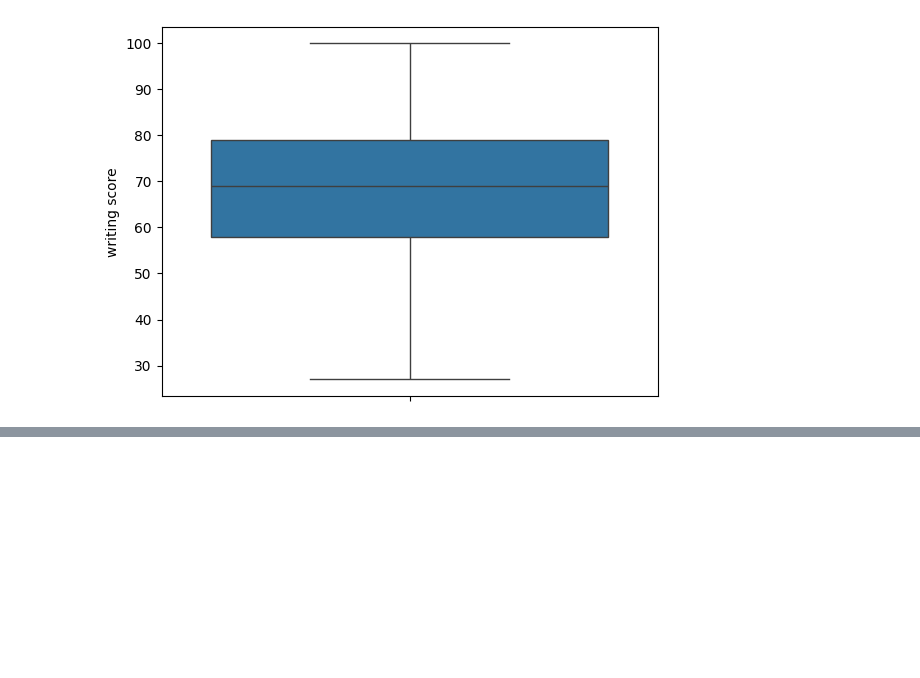
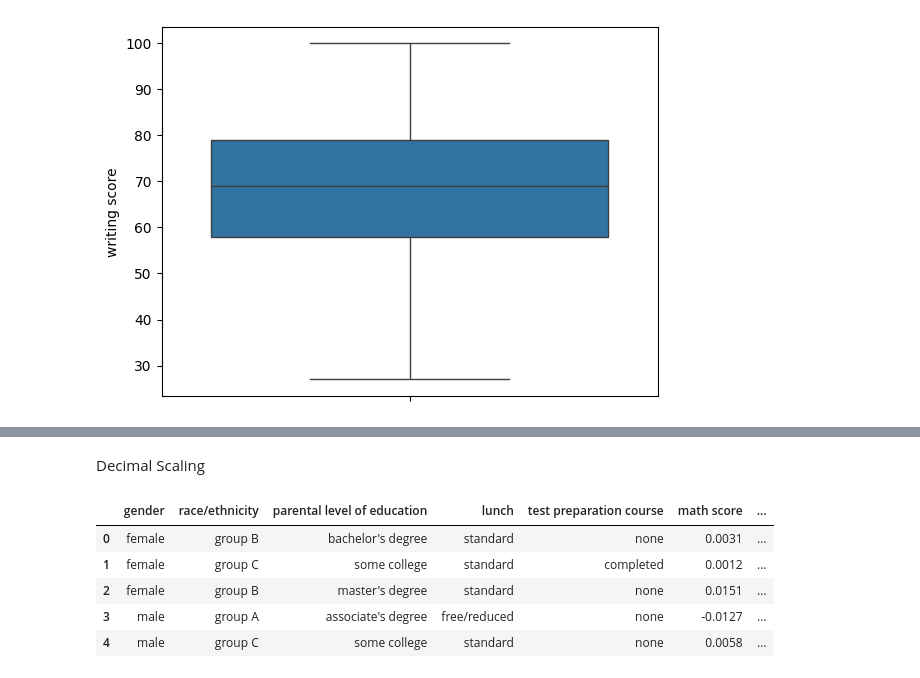
Before and after one commit to Kunals0612/TE_Lab_Assignments, a Jupyter notebook: DSBDAL/Assignment2.ipynb, the cells around one changed output, grey strips where cells are left out. Cells and saved outputs as stored; diff of their text form; code cells hidden in the pictures; blank space fills up the shorter version.

```diff
--- a/DSBDAL/Assignment2.ipynb
+++ b/DSBDAL/Assignment2.ipynb
@@ -193,0 +213,12 @@ ValueError: Expected a 2-dimensional container but got <class 'pandas.core.serie
+# %% [markdown]
+Decimal Scaling
+# %%
+df['math score'] = df['math score'] / 100
+df.head()
+# %% [output]
+|  | gender | race/ethnicity | parental level of education | lunch | test preparation course | math score | ... |
+| 0 | female | group B | bachelor's degree | standard | none | 0.0031 | ... |
+| 1 | female | group C | some college | standard | completed | 0.0012 | ... |
+| 2 | female | group B | master's degree | standard | none | 0.0151 | ... |
+| 3 | male | group A | associate's degree | free/reduced | none | -0.0127 | ... |
+| 4 | male | group C | some college | standard | none | 0.0058 | ... |
```
Also changed, not shown: parts of 6 cells of this notebook.
